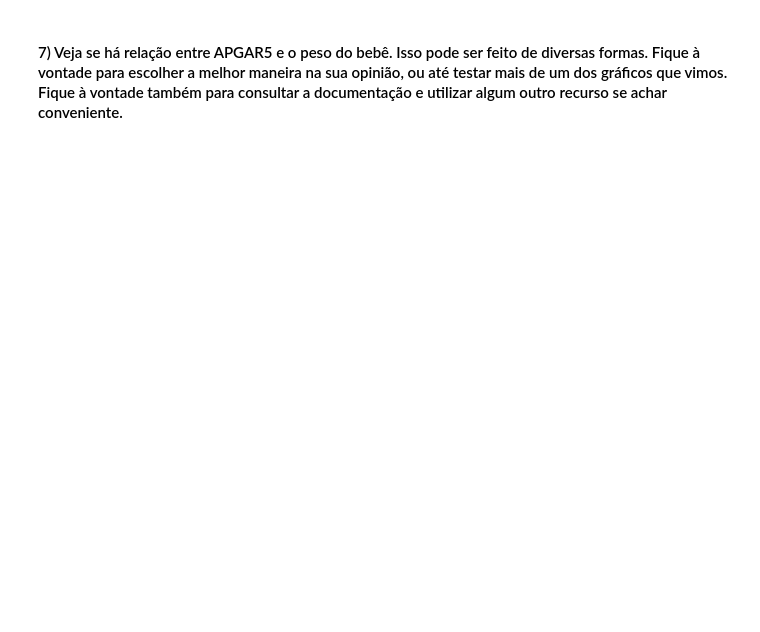
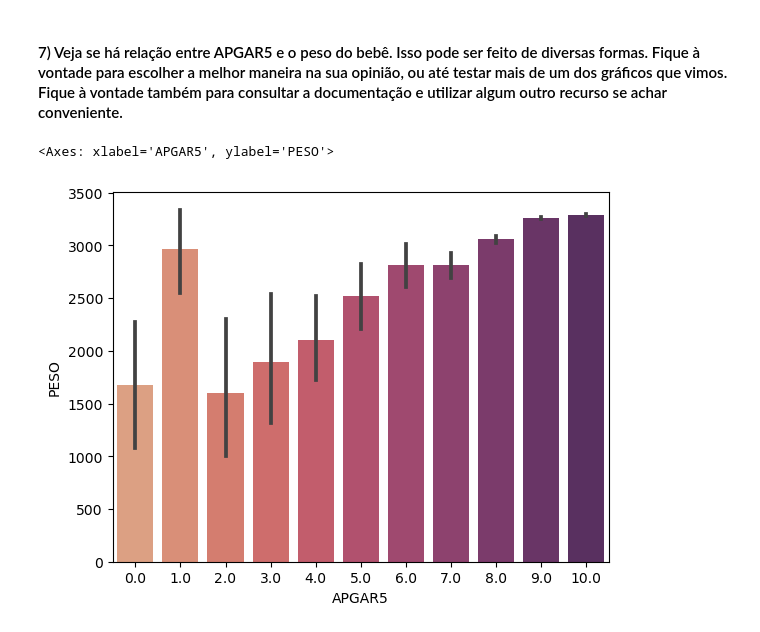
Before and after one commit to MacielGithub/Exercicios_EBAC, a Jupyter notebook: M6_E3.ipynb, the cells around one changed output. Saved outputs shown, nothing was run; the diff lists cells and outputs as text; code cells hidden in the pictures; blank space fills up the shorter version.

```diff
--- a/M6_E3.ipynb
+++ b/M6_E3.ipynb
@@ -82,2 +142,14 @@ for status_gestacao in status_gestacao_lista:
 # %% [markdown]
 #### 7) Veja se há relação entre APGAR5 e o peso do bebê. Isso pode ser feito de diversas formas. Fique à vontade para escolher a melhor maneira na sua opinião, ou até testar mais de um dos gráficos que vimos. Fique à vontade também para consultar a documentação e utilizar algum outro recurso se achar conveniente.
+# %%
+sns.color_palette("flare", as_cmap=True)
+
+sns.barplot(
+    data=sinasc,
+    x='APGAR5',
+    y='PESO',
+    palette='flare',
+)
+# %% [output]
+<Axes: xlabel='APGAR5', ylabel='PESO'>
+[figure, added]
```
Also changed, not shown: parts of 9 cells of this notebook.
